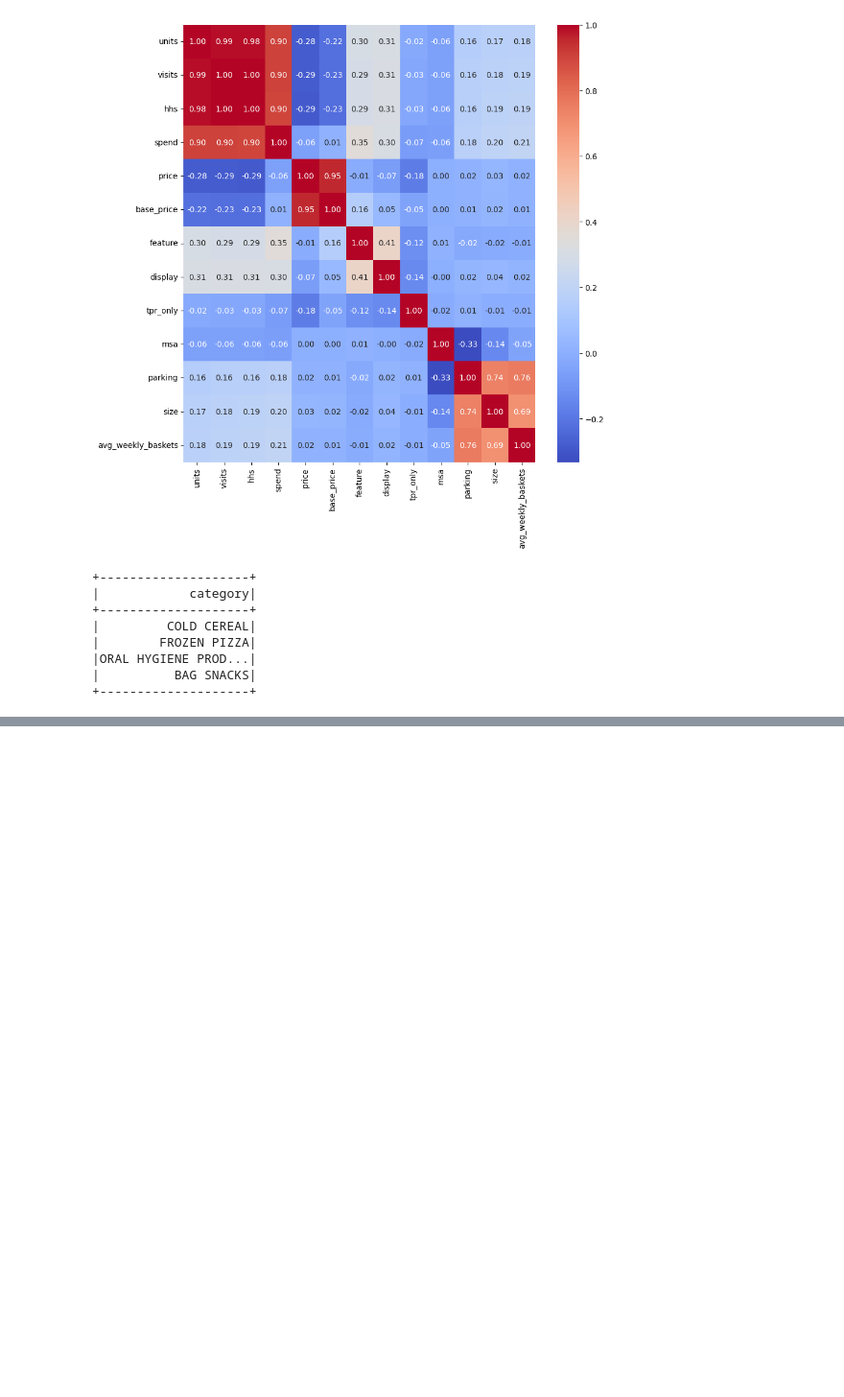
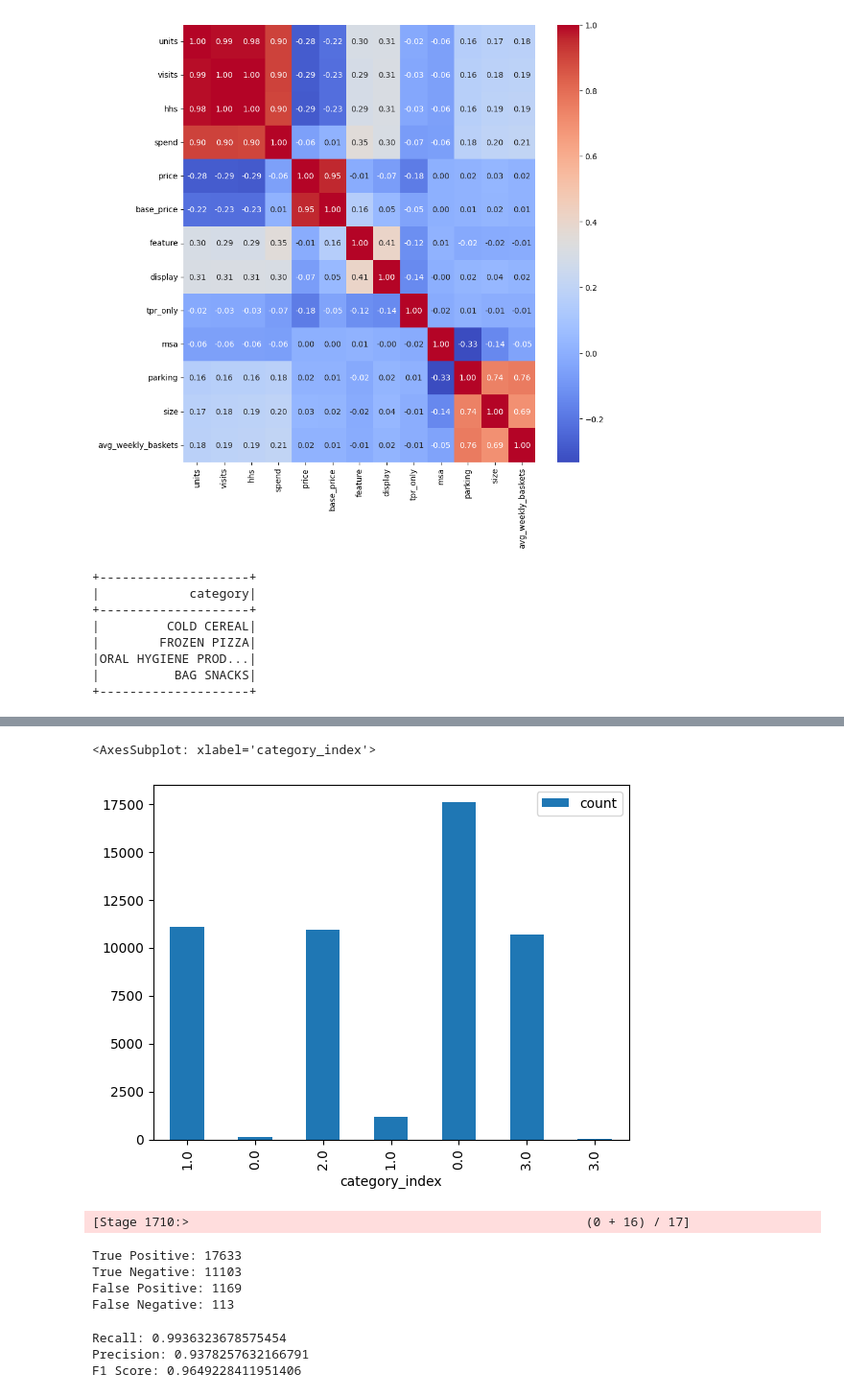
Before and after one commit to Extrieve/BigDataProject, a Jupyter notebook: scripts/analysis.ipynb, the cells around one changed output, grey strips where cells are left out. Shown: that part at 96% size. Drawn from its saved outputs; the diff is of its cells as text; code cells hidden in the pictures; blank space fills up the shorter version.

Commit message:
Spark Random Forest Multiclass Class
- Basic model

```diff
--- a/scripts/analysis.ipynb
+++ b/scripts/analysis.ipynb
@@ -529,5 +461,8 @@ CSV file: file:///home/nick/Documents/GitHub/BigDataProject/Data/store_table.csv
 +----------------+
 only showing top 5 rows
+# %%
+# replace any non float value with 0 in product_size_num
+products_transactions_store = products_transactions_store.withColumn('product_size_num', when(products_transactions_store.product_size_num.isNull(), 0).otherwise(products_transactions_store.product_size_num))
 # %%
 # create a string indexer for the category column
 indexer = StringIndexer(inputCol='category', outputCol='category_index')
@@ -566,0 +512,6 @@ root
+# %%
+# drop any null values from train
+train = train.dropna()
+
+# shape of train
+print((train.count(), len(train.columns)))
@@ -566,0 +521,6 @@ root
+# %%
+# drop any null values from test
+test = test.dropna()
+
+# shape of test
+print((test.count(), len(test.columns)))
@@ -596,0 +533,3 @@ Py4JJavaError: An error occurred while calling o781.fit.
+# %%
+# transform the test data
+results = model.transform(test)
@@ -596,0 +585,38 @@ Py4JJavaError: An error occurred while calling o781.fit.
+# %%
+# plot confusion matrix
+results.groupBy('category_index', 'prediction').count().toPandas().plot(kind='bar', x='category_index', y='count')
+# %% [output]
+<AxesSubplot: xlabel='category_index'>
+[figure, added]
+# %%
+# True Positive, Negative, False Positive, Negative
+tp = results.filter('category_index == 0 AND prediction == 0').count()
+tn = results.filter('category_index == 1 AND prediction == 1').count()
+fp = results.filter('category_index == 1 AND prediction == 0').count()
+fn = results.filter('category_index == 0 AND prediction == 1').count()
+
+# print confusion matrix
+print('True Positive: {}'.format(tp))
+print('True Negative: {}'.format(tn))
+print('False Positive: {}'.format(fp))
+print('False Negative: {}'.format(fn))
+# %% [output]
+[Stage 1710:>                                                     (0 + 16) / 17]
+True Positive: 17633
+True Negative: 11103
+False Positive: 1169
+False Negative: 113
+# %%
+# recall, precision, f1 score
+recall = tp / (tp + fn)
+precision = tp / (tp + fp)
+f1 = 2 * (precision * recall) / (precision + recall)
+
+# print recall, precision, f1 score
+print('Recall: {}'.format(recall))
+print('Precision: {}'.format(precision))
+print('F1 Score: {}'.format(f1))
+# %% [output]
+Recall: 0.9936323678575454
+Precision: 0.9378257632166791
+F1 Score: 0.9649228411951406
```
Also changed, not shown: parts of 33 cells of this notebook.
